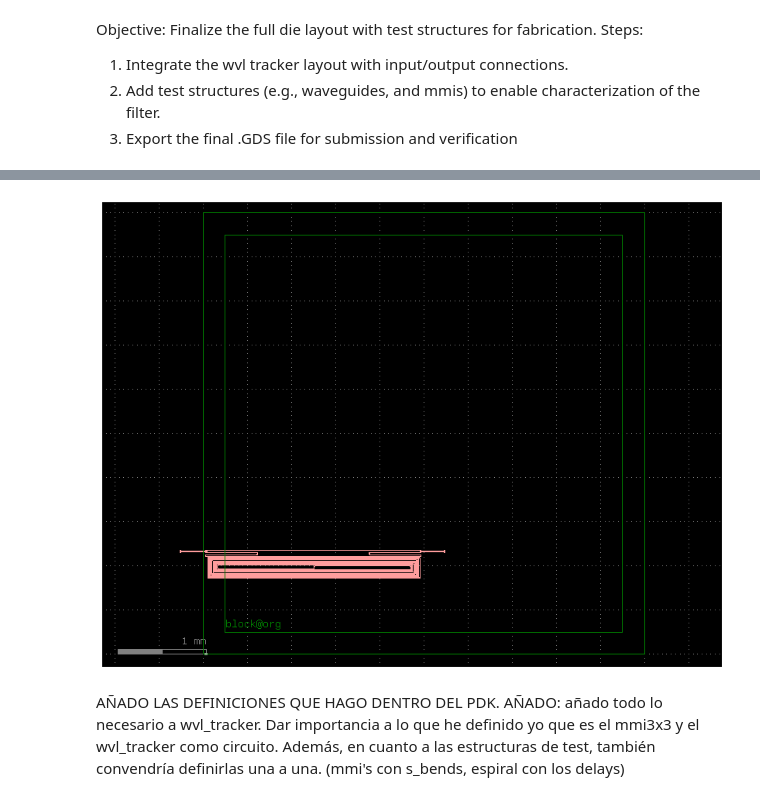
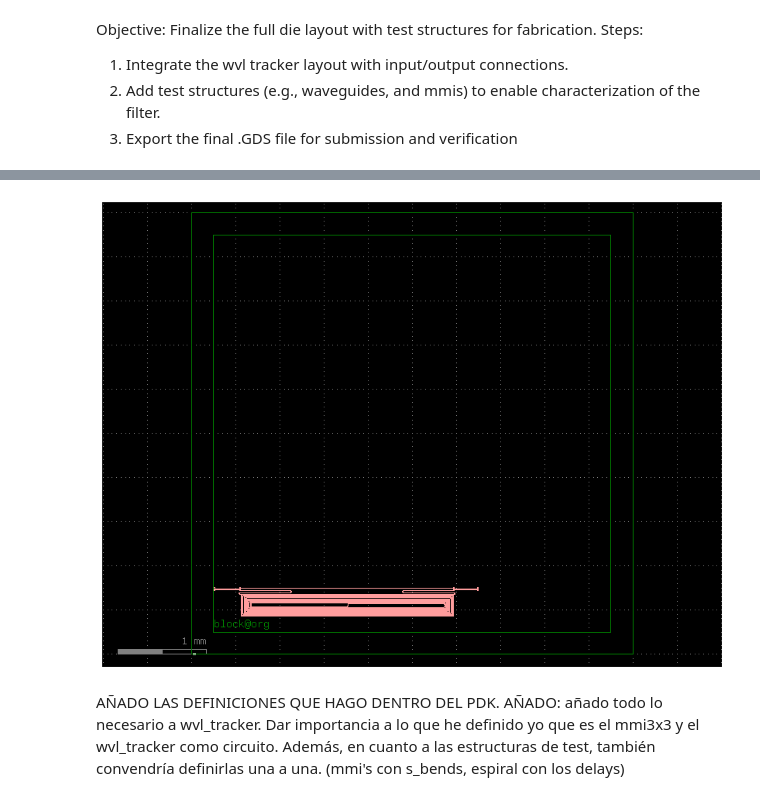
Before and after one commit to mromgar1/pic-upv-lab5-finalproject, a Jupyter notebook: LAYOUT_SOI.ipynb, the cells around one changed output, grey strips where cells are left out. Drawn from its saved outputs; the diff is of its cells as text; code cells hidden in the pictures.

Commit message:
normalization of wvl_tracker

```diff
--- a/LAYOUT_SOI.ipynb
+++ b/LAYOUT_SOI.ipynb
@@ -16,7 +16,7 @@ main = gf.Component()
 dieW = 5000
 die_ref = main << cells.die(dieW = dieW, layer_box = "FLOORPLAN")
 wvl_tracker_ref = main << cells.wvl_tracker()
-#wvl_tracker_ref.dmovex(die_ref["block@org"].dx + dieW/3).dmovey(die_ref["block@org"].dy )
+wvl_tracker_ref.dmovex(die_ref["block@org"].dx ).dmovey(die_ref["block@org"].dy +500 )
 gc = main << gf.components.grating_coupler_elliptical(layer_slab= "SLAB")
 main.plot()
 main.show()
@@ -25,4 +25,4 @@ main.show()
-[figure, old version]
+[figure, new version]
 # %% [markdown]
 AÑADO LAS DEFINICIONES QUE HAGO DENTRO DEL PDK. AÑADO: añado todo lo necesario a wvl_tracker. Dar importancia a lo que he definido yo que es el mmi3x3 y el wvl_tracker como circuito. Además, en cuanto a las estructuras de test, también convendría definirlas una a una. (mmi's con s_bends, espiral con los delays)
 # %%
```
Also changed, not shown: parts of 1 cell of this notebook, 1 other file.
